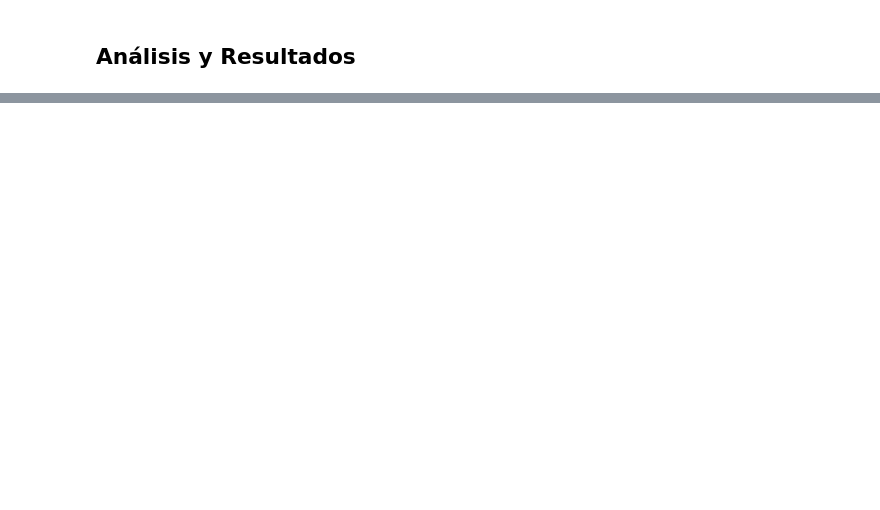
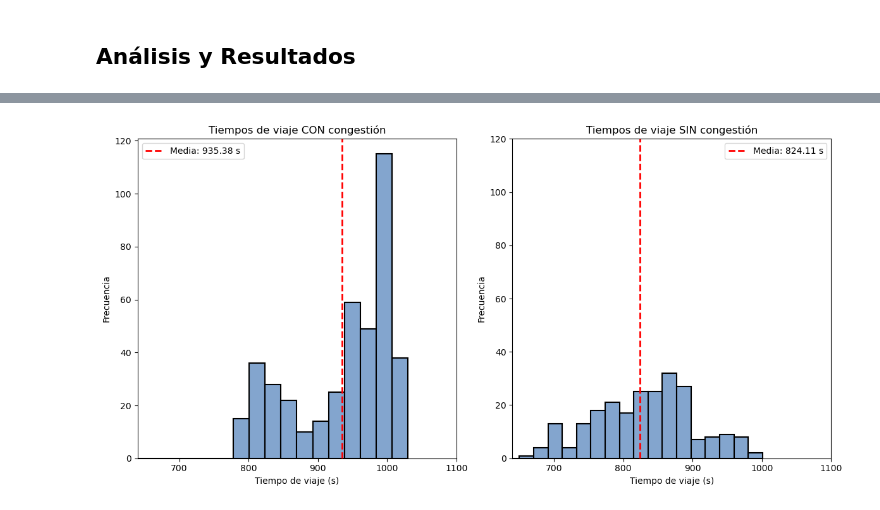
Before and after one commit to azulnogueraa/Agent-Based-Model---Gral-Paz, a Jupyter notebook: simulacion.ipynb, the cells around one changed output, grey strips where cells are left out. Drawn from its saved outputs; the diff is of its cells as text; code cells hidden in the pictures; blank space fills up the shorter version.

```diff
--- a/simulacion.ipynb
+++ b/simulacion.ipynb
@@ -654,0 +638,39 @@ plt.show()
+# %%
+import pandas as pd
+import matplotlib.pyplot as plt
+
+# Leer los datos de tiempos de viaje
+trip_times_congestion = pd.read_csv('./data/trip_times.csv')
+trip_times_without_congestion = pd.read_csv('./data/trip_times_without_congestion.csv')
+
+# Crear una figura con dos subtramas
+fig, (ax1, ax2) = plt.subplots(1, 2, figsize=(12, 6))
+
+# Trazar el primer histograma en la primera subtrama
+ax1.hist(trip_times_congestion['Time'], bins=20, color='#83A5CE', edgecolor='black', linewidth=1.5)
+ax1.set_xlabel('Tiempo de viaje (s)')
+ax1.set_ylabel('Frecuencia')
+ax1.set_title('Tiempos de viaje CON congestión')
+ax1.set_xlim([640, 1100])
+media1 = np.mean(trip_times_congestion['Time'])
+ax1.axvline(media1, color='red', linestyle='dashed', linewidth=2, label=f'Media: {media1:.2f} s')
+ax1.legend()
+
+# Trazar el segundo histograma en la segunda subtrama
+ax2.hist(trip_times_without_congestion['Time'], bins=20, color='#83A5CE', edgecolor='black', linewidth=1.5)
+ax2.set_xlabel('Tiempo de viaje (s)')
+ax2.set_ylabel('Frecuencia')
+ax2.set_title('Tiempos de viaje SIN congestión')
+ax2.set_xlim([640, 1100])
+ax2.set_ylim([0,120])
+media2 = np.mean(trip_times_without_congestion['Time'])
+ax2.axvline(media2, color='red', linestyle='dashed', linewidth=2, label=f'Media: {media2:.2f} s')
+ax2.legend()
+
+# Ajustar el espacio entre las subtramas
+plt.tight_layout()
+
+# Mostrar la figura
+plt.show()
+# %% [output]
+[figure, added]
```
Also changed, not shown: parts of 13 cells of this notebook.
